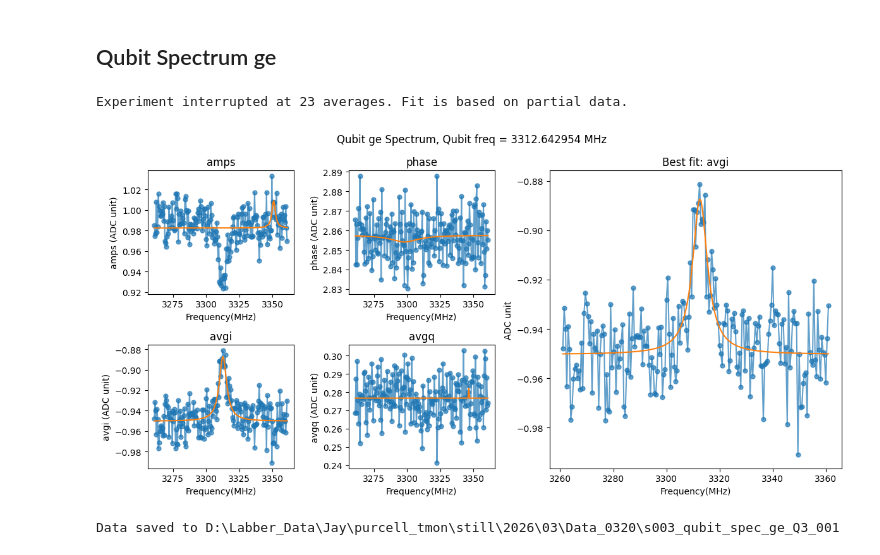
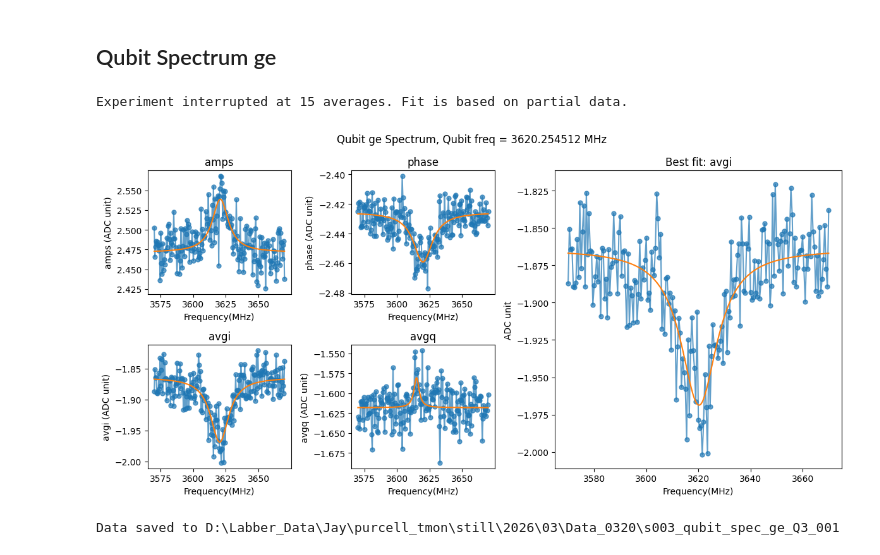
Before and after one commit to JayChien04717/SQC_soc, a Jupyter notebook: new_single_qb_cal.ipynb, the cells around one changed output. Cells and saved outputs as stored; diff of their text form; code cells hidden in the pictures.

```diff
--- a/new_single_qb_cal.ipynb
+++ b/new_single_qb_cal.ipynb
@@ -47,7 +47,7 @@ Firmware configuration (built Tue Sep 10 16:13:40 2024):
 from qick_workspace.tools.system_tool import ExperimentConfig
 from qick_workspace.tools.system_cfg import config_list
 
-qubit = "Q4"
+qubit = "Q1"
 config_all = ExperimentConfig(config_list)
 run_cfg = config_all.get_qubit(qubit)
 # %% [markdown]
@@ -114,7 +114,7 @@ STOP_FREQ = config_all.get_qubit(qubit)["res_freq_ge"] + 10  # [MHz]
 
 STEPS = 101
 
-config_all.update("res.res_gain_ge", 0.5, q_index=qubit)
+config_all.update("res.res_gain_ge", 0.4, q_index=qubit)
 run_cfg = config_all.get_qubit(qubit)
 
 run_cfg.update(
@@ -175,35 +175,35 @@ Data saved to D:\Labber_Data\Jay\purcell_tmon\2026\03\Data_0311\s002b_res_ge_pun
 # %%
 from qick_workspace.newscrip.s003_qubit_spec_ge import QubitSpec
 
-center = 3311
+center = 3620
 SPAN = 50
 START_FREQ = center - SPAN  # [MHz]
 STOP_FREQ = center + SPAN  # [MHz]
 STEPS = 201
 
 
 run_cfg = config_all.get_qubit(qubit)
 run_cfg.update(
     [
         ("steps", STEPS),
         ("qb_freq_ge", QickSweep1D("freqloop", START_FREQ, STOP_FREQ)),
         ("qb_mixer", center),
         ("qb_gain_ge", 0.5),
         ("qb_flat_top_length_ge", 5),
         ("relax_delay", 1),
         ("nqz_qb", 1),
 
 
     ]
 )
 
 spectrum_ge = QubitSpec(soc, soccfg, run_cfg)
 f_ge = spectrum_ge.run(500)
 config_all.update("qb.qb_freq_ge", f_ge, q_index=qubit)
 config_all.update("qb.qb_mixer", f_ge, q_index=qubit)
 # %% [output]
-Experiment interrupted at 23 averages. Fit is based on partial data.
+Experiment interrupted at 15 averages. Fit is based on partial data.
-[figure, old version]
+[figure, new version]
 # %%
 spectrum_ge.saveLabber(qubit, config_all=config_all)
 # %% [output]
```
Also changed, not shown: parts of 9 cells of this notebook, 3 other files.
